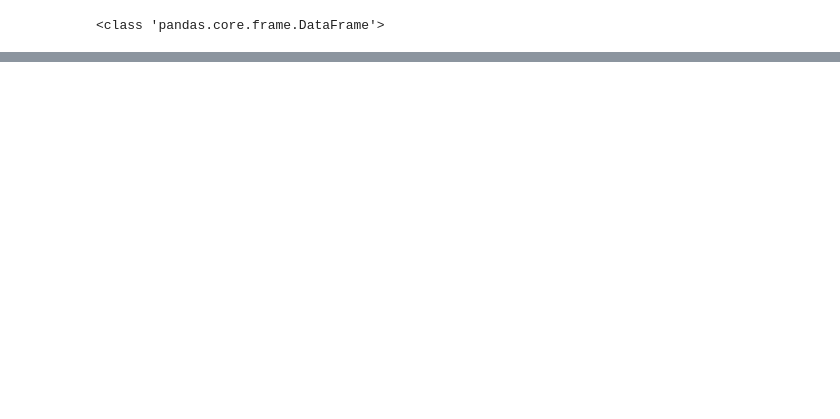
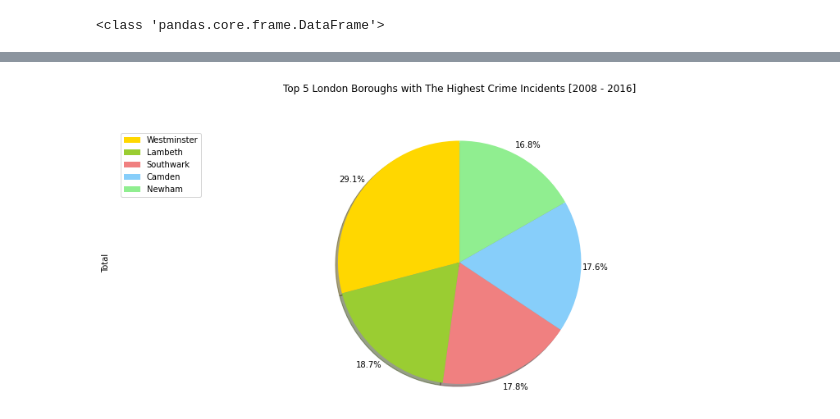
Before and after one commit to alflouvre/H8_3, a Jupyter notebook: PYTN-Assign-1-3-Alifia_Mustika_Sari.ipynb, the cells around one changed output, grey strips where cells are left out. Saved outputs shown, nothing was run; the diff lists cells and outputs as text; code cells hidden in the pictures; blank space fills up the shorter version.

```diff
--- a/PYTN-Assign-1-3-Alifia_Mustika_Sari.ipynb
+++ b/PYTN-Assign-1-3-Alifia_Mustika_Sari.ipynb
@@ -283,0 +579,25 @@ Berdasarkan bar chart diatas, jumlah tertinggi kasus kejahatan di London adalah
+# %%
+colors_list = ['gold', 'yellowgreen', 'lightcoral', 'lightskyblue', 'lightgreen', 'pink']
+
+# autopct create %, start angle represent starting point
+data_by4_sorted_top5['Total'].plot(kind='pie',
+                                  figsize=(15, 6),
+                                  autopct='%1.1f%%', # add in percentages
+                                  startangle=90,     # start angle 90° (Africa)
+                                  shadow=True,       # add shadow
+                                  labels=None,
+                                  pctdistance=1.12,
+                                  colors=colors_list,
+                                  explode=None
+                                  )
+
+
+plt.title('Top 5 London Boroughs with The Highest Crime Incidents [2008 - 2016]', y=1.12)
+plt.axis('equal') # Sets the pie chart to look like a circle.
+
+# add legend
+plt.legend(labels=data_by4_sorted_top5.index, loc='upper left')
+
+plt.show()
+# %% [output]
+[figure, added]
```
Also changed, not shown: parts of 105 cells of this notebook.
